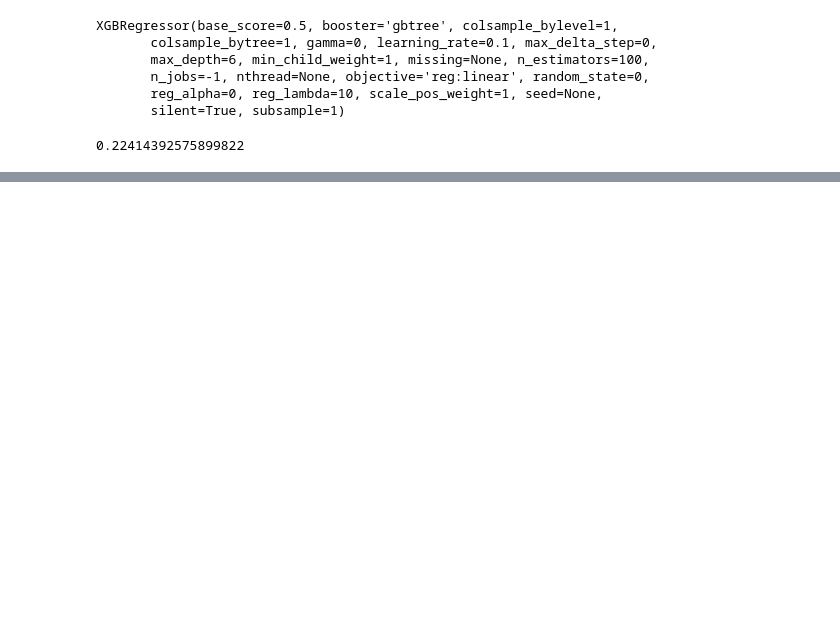
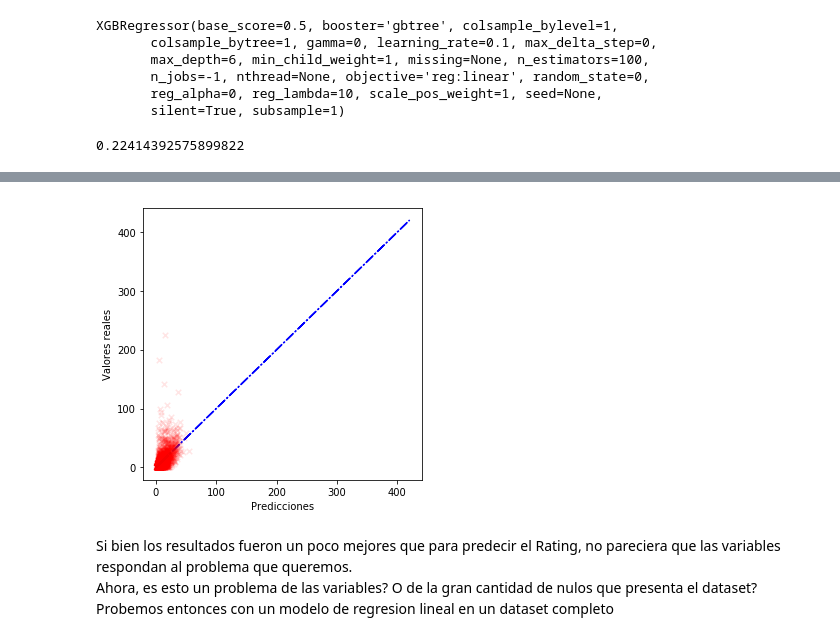
Before and after one commit to raharari/HLTB-Scrapper, a Jupyter notebook: Modelado.ipynb, the cells around one changed output, grey strips where cells are left out. Drawn from its saved outputs; the diff is of its cells as text; code cells hidden in the pictures; blank space fills up the shorter version.

```diff
--- a/Modelado.ipynb
+++ b/Modelado.ipynb
@@ -100,0 +160,13 @@ xgb_best.score(X_test, y_test)
+# %%
+# Graficamos el modelo
+plt.scatter(preds, y_test, alpha = 0.1,s=30, c='r', marker='x', zorder=10)
+plt.plot(y,y, '-.',c='blue')
+plt.xlabel("Predicciones")
+plt.ylabel("Valores reales")
+plt.show()
+# %% [output]
+[figure, added]
+# %% [markdown]
+Si bien los resultados fueron un poco mejores que para predecir el Rating, no pareciera que las variables respondan al problema que queremos.<br>
+Ahora, es esto un problema de las variables? O de la gran cantidad de nulos que presenta el dataset? <br>
+Probemos entonces con un modelo de regresion lineal en un dataset completo
```
Also changed, not shown: parts of 33 cells of this notebook.
